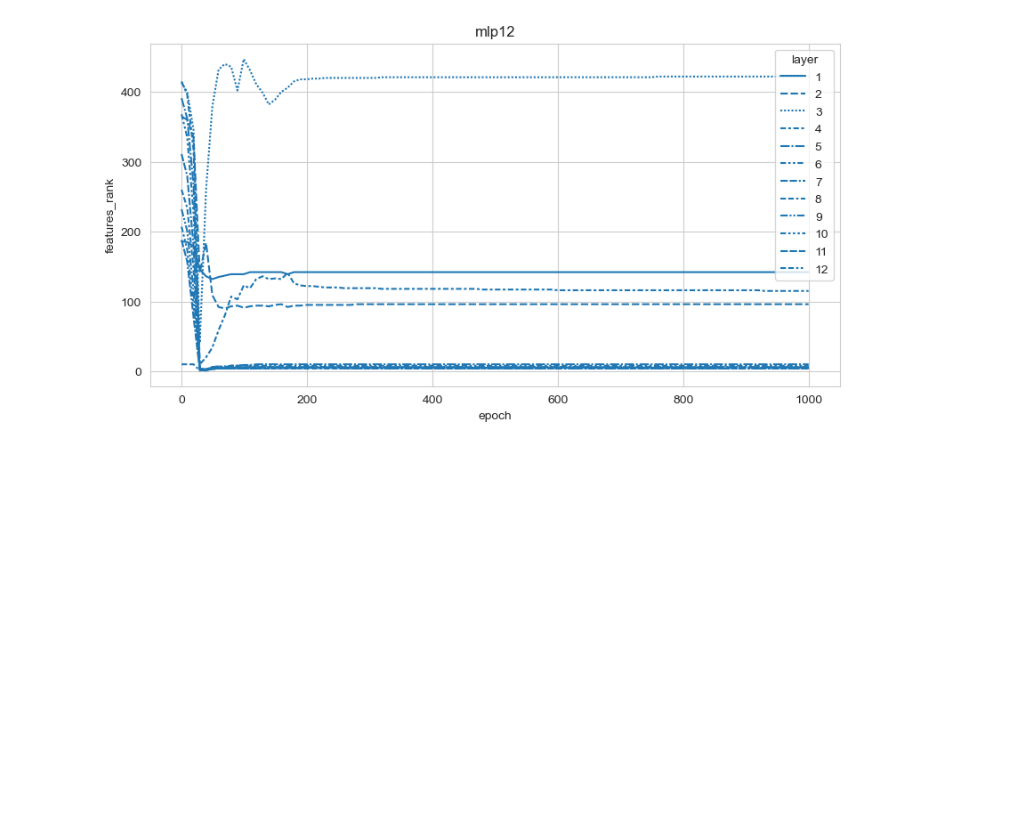
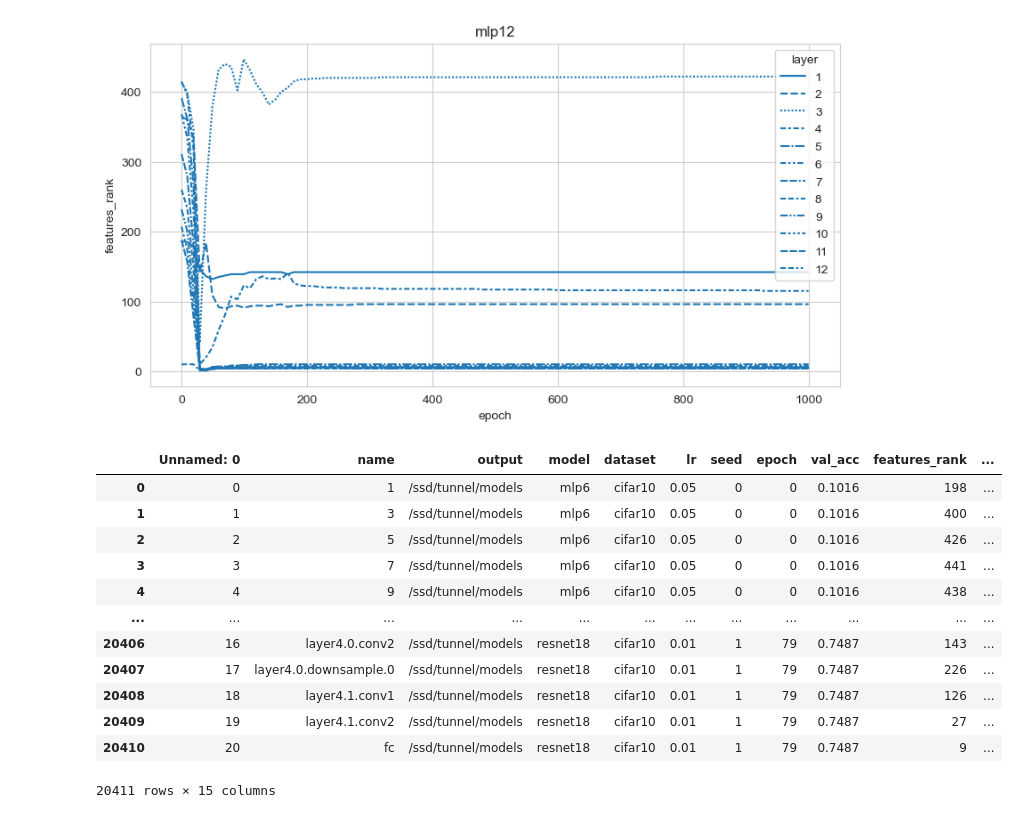
Before and after one commit to DHLSmith/jons-tunnel-effect, a Jupyter notebook: rank.ipynb, the cells around one changed output. Cells and saved outputs as stored; diff of their text form; code cells hidden in the pictures; blank space fills up the shorter version.

```diff
--- a/rank.ipynb
+++ b/rank.ipynb
@@ -142,3 +142,19 @@ for model in ['resnet18', 'resnet34', 'vgg19', 'vgg19_bn', 'mlp6', 'mlp8', 'mlp1
 [figure]
 [figure]
 [figure]
+# %%
+df
+# %% [output]
+|  | Unnamed: 0 | name | output | model | dataset | lr | seed | epoch | val_acc | features_rank | ... |
+| 0 | 0 | 1 | /ssd/tunnel/models | mlp6 | cifar10 | 0.05 | 0 | 0 | 0.1016 | 198 | ... |
+| 1 | 1 | 3 | /ssd/tunnel/models | mlp6 | cifar10 | 0.05 | 0 | 0 | 0.1016 | 400 | ... |
+| 2 | 2 | 5 | /ssd/tunnel/models | mlp6 | cifar10 | 0.05 | 0 | 0 | 0.1016 | 426 | ... |
+| 3 | 3 | 7 | /ssd/tunnel/models | mlp6 | cifar10 | 0.05 | 0 | 0 | 0.1016 | 441 | ... |
+| 4 | 4 | 9 | /ssd/tunnel/models | mlp6 | cifar10 | 0.05 | 0 | 0 | 0.1016 | 438 | ... |
+| ... | ... | ... | ... | ... | ... | ... | ... | ... | ... | ... | ... |
+| 20406 | 16 | layer4.0.conv2 | /ssd/tunnel/models | resnet18 | cifar10 | 0.01 | 1 | 79 | 0.7487 | 143 | ... |
+| 20407 | 17 | layer4.0.downsample.0 | /ssd/tunnel/models | resnet18 | cifar10 | 0.01 | 1 | 79 | 0.7487 | 226 | ... |
+| 20408 | 18 | layer4.1.conv1 | /ssd/tunnel/models | resnet18 | cifar10 | 0.01 | 1 | 79 | 0.7487 | 126 | ... |
+| 20409 | 19 | layer4.1.conv2 | /ssd/tunnel/models | resnet18 | cifar10 | 0.01 | 1 | 79 | 0.7487 | 27 | ... |
+| 20410 | 20 | fc | /ssd/tunnel/models | resnet18 | cifar10 | 0.01 | 1 | 79 | 0.7487 | 9 | ... |
+20411 rows × 15 columns
```
Also changed, not shown: 5 other files.
